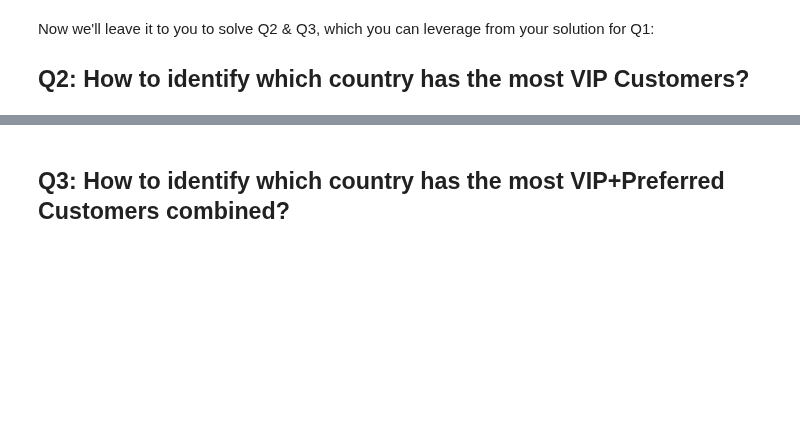
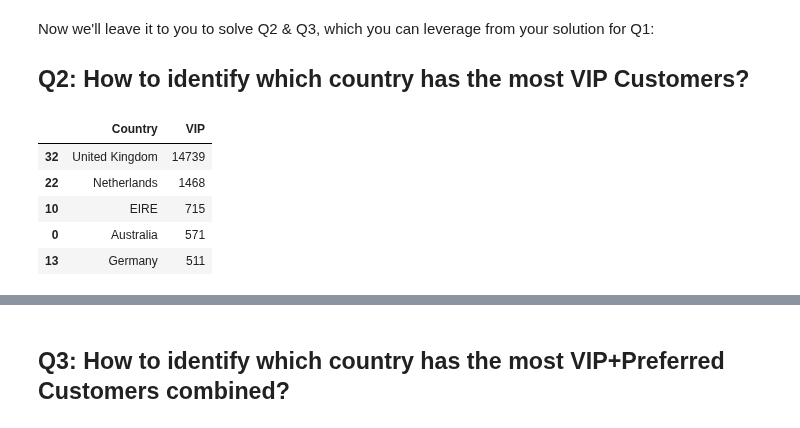
Before and after one commit to ta-data-pt-rmt/lab-dataframe-calculations, a Jupyter notebook: your-code/challenge-3.ipynb, the cells around one changed output, grey strips where cells are left out. Saved outputs shown, nothing was run; the diff lists cells and outputs as text; code cells hidden in the pictures; blank space fills up the shorter version.

```diff
--- a/your-code/challenge-3.ipynb
+++ b/your-code/challenge-3.ipynb
@@ -99,0 +137,11 @@ Now we'll leave it to you to solve Q2 & Q3, which you can leverage from your sol
+# %%
+# your code here
+country_top_vip = orders[orders['VIP']== True][['Country','VIP']].groupby(['Country']).count().reset_index().sort_values(by='VIP', ascending=False)
+country_top_vip.head(5)
+# %% [output]
+|  | Country | VIP |
+| 32 | United Kingdom | 14739 |
+| 22 | Netherlands | 1468 |
+| 10 | EIRE | 715 |
+| 0 | Australia | 571 |
+| 13 | Germany | 511 |
```
Also changed, not shown: parts of 13 cells of this notebook, 1 other file.
